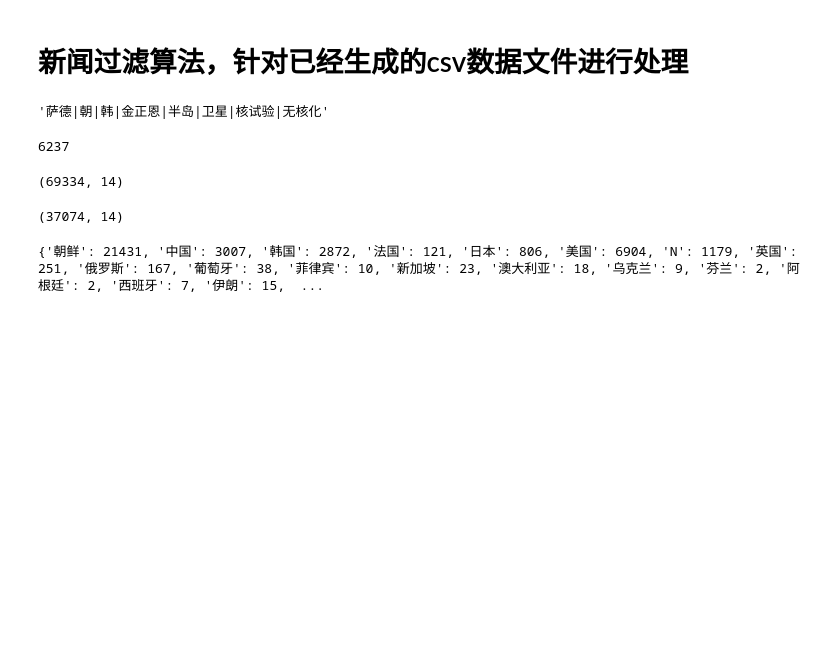
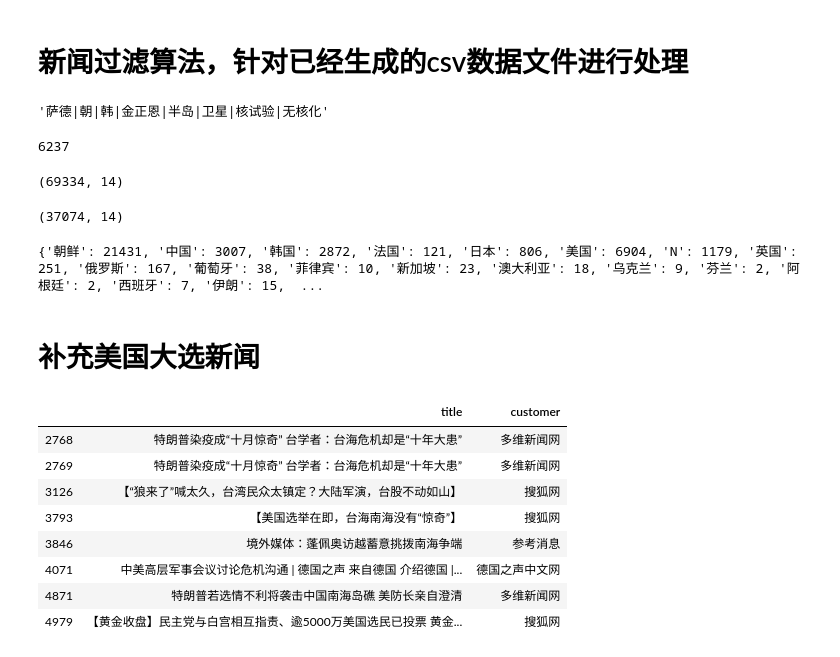
Before and after one commit to boy56/EventTopicAlgo, a Jupyter notebook: dataview.ipynb, the cells around one changed output. Saved outputs shown, nothing was run; the diff lists cells and outputs as text; code cells hidden in the pictures; blank space fills up the shorter version.

```diff
--- a/dataview.ipynb
+++ b/dataview.ipynb
@@ -756,3 +756,5 @@ pklf = open("dict/" + theme_name+ "_countryviews_dict.pkl","wb")
 pickle.dump(country_view_dict, pklf)
 # %% [output]
 {'朝鲜': 21431, '中国': 3007, '韩国': 2872, '法国': 121, '日本': 806, '美国': 6904, 'N': 1179, '英国': 251, '俄罗斯': 167, '葡萄牙': 38, '菲律宾': 10, '新加坡': 23, '澳大利亚': 18, '乌克兰': 9, '芬兰': 2, '阿根廷': 2, '西班牙': 7, '伊朗': 15,  ...
+# %% [markdown]
+# 补充美国大选新闻
@@ -758,0 +770,12 @@ pickle.dump(country_view_dict, pklf)
+# %%
+news_df[news_df['content'].str.contains('南海')][['title','customer']]
+# %% [output]
+|  | title | customer |
+| 2768 | 特朗普染疫成“十月惊奇” 台学者：台海危机却是“十年大患” | 多维新闻网 |
+| 2769 | 特朗普染疫成“十月惊奇” 台学者：台海危机却是“十年大患” | 多维新闻网 |
+| 3126 | 【“狼来了”喊太久，台湾民众太镇定？大陆军演，台股不动如山】 | 搜狐网 |
+| 3793 | 【美国选举在即，台海南海没有“惊奇”】 | 搜狐网 |
+| 3846 | 境外媒体：蓬佩奥访越蓄意挑拨南海争端 | 参考消息 |
+| 4071 | 中美高层军事会议讨论危机沟通 | 德国之声 来自德国 介绍德国 |... | 德国之声中文网 |
+| 4871 | 特朗普若选情不利将袭击中国南海岛礁 美防长亲自澄清 | 多维新闻网 |
+| 4979 | 【黄金收盘】民主党与白宫相互指责、逾5000万美国选民已投票 黄金... | 搜狐网 |
```
Also changed, not shown: parts of 5 cells of this notebook, 2 other files.
